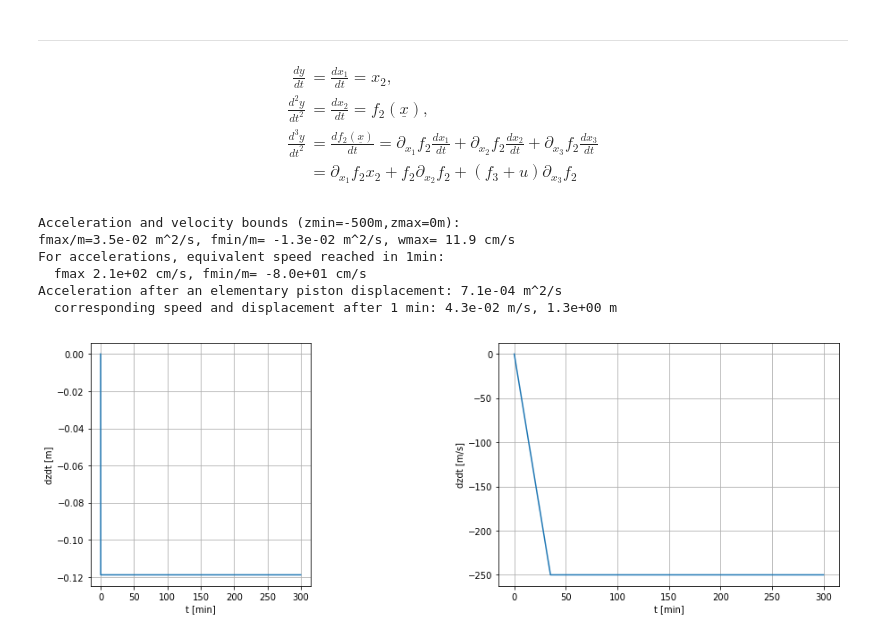
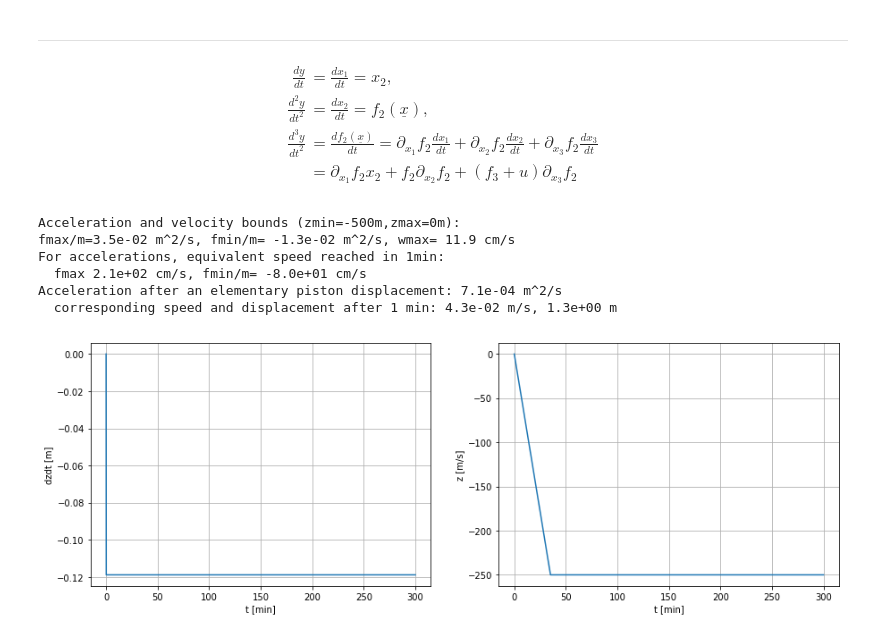
Before and after one commit to apatlpo/cognac, a Jupyter notebook: instrum/zcontrol_realistic.ipynb, the cells around one changed output. Saved outputs shown, nothing was run; the diff lists cells and outputs as text; code cells hidden in the pictures.

```diff
--- a/instrum/zcontrol_realistic.ipynb
+++ b/instrum/zcontrol_realistic.ipynb
@@ -442,38 +447,40 @@ fmax, fmin, afmax, wmax = fs.compute_bounds(w,-500.)
 t = np.arange(0.,3600.*5,1.)
 
 z_target = np.zeros_like(t)
-dzdt_target = -t*afmax
+dzdt_target = -t*afmax/fs.m
 dzdt_target[np.where(-dzdt_target>wmax)]=-wmax
 z_target = np.cumsum(dzdt_target*1.)
 z_target[np.where(z_target<-250.)] = -250.
-
+#z_target[:]=-250.
 
 
 plt.figure(figsize=(15,5))
 
-ax=plt.subplot(131)
+ax=plt.subplot(121)
 #ax.plot(fs.X[:,0]/60.,fs.X[:,1])
 ax.plot(t/60.,dzdt_target)
 ax.set_xlabel('t [min]')
 ax.set_ylabel('dzdt [m]')
 ax.grid()
 #
 ax=plt.subplot(122)
 ax.plot(t/60.,z_target)
 #ax.plot(f.X[:,0]/60.,f.X[:,2])
 #ax.plot(fs.X[:,0]/60.,fs.X[:,2])
 ax.set_xlabel('t [min]')
-ax.set_ylabel('dzdt [m/s]')
+ax.set_ylabel('z [m/s]')
 ax.grid()
 
+
+# convert to callable function
 z_target = interp1d(t,z_target,kind='linear',fill_value='extrapolate')
 # %% [output]
 Acceleration and velocity bounds (zmin=-500m,zmax=0m):
 fmax/m=3.5e-02 m^2/s, fmin/m= -1.3e-02 m^2/s, wmax= 11.9 cm/s
 For accelerations, equivalent speed reached in 1min:
   fmax 2.1e+02 cm/s, fmin/m= -8.0e+01 cm/s
 Acceleration after an elementary piston displacement: 7.1e-04 m^2/s
   corresponding speed and displacement after 1 min: 4.3e-02 m/s, 1.3e+00 m
-[figure, old version]
+[figure, new version]
 # %%
 # time step float with control
```
Also changed, not shown: parts of 3 cells of this notebook, 1 other file.
